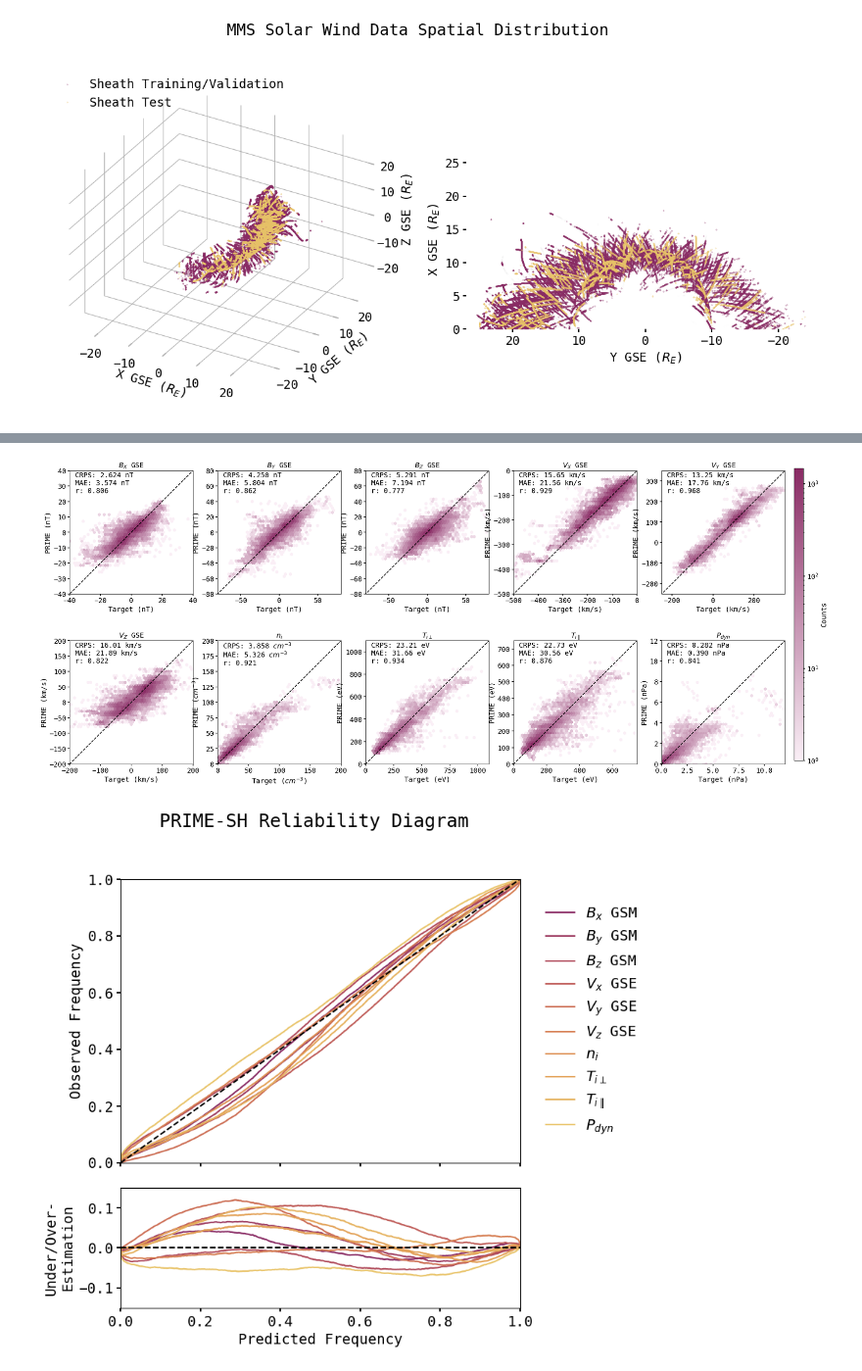
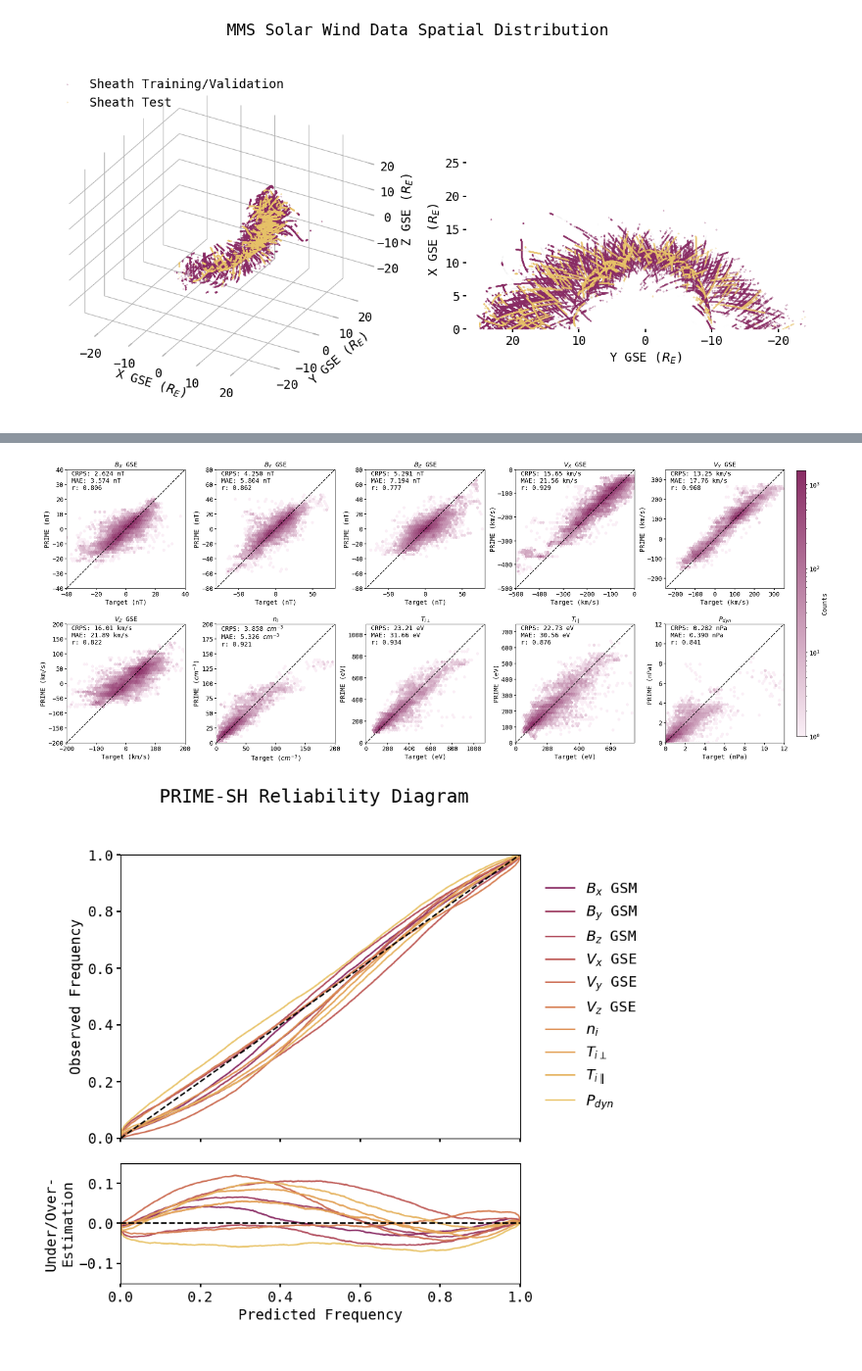
Before and after one commit to connor-obrien888/primesh, a Jupyter notebook: scratch.ipynb, the cells around one changed output, grey strips where cells are left out. Shown at 98% size. Cells and saved outputs as stored; diff of their text form; code cells hidden in the pictures.

Commit message:
prime class update
bugfixes for plotting and grid prediction subroutines

```diff
--- a/scratch.ipynb
+++ b/scratch.ipynb
@@ -250,35 +256,35 @@ nbins = 50
 keys = ['B_xgsm', 'B_ygsm', 'B_zgsm', 'Vi_xgse', 'Vi_ygse', 'Vi_zgse', 'Ni', 'Tiperp', 'Tipar', 'pdyn'] #Keys for the data parameters to be compared
 bounds = [[-40, 40], [-80, 80], [-80, 80], [-500, 0], [-250, 350], [-200, 200],[0,200],[0,1100],[0,750],[0,12]]
 titles = [r'$B_{X}$ GSE',r'$B_{Y}$ GSE',r'$B_{Z}$ GSE',r'$V_{X}$ GSE',r'$V_{Y}$ GSE',r'$V_{Z}$ GSE', '$n_{i}$', r'$T_{i\perp}$', r'$T_{i\parallel}$', r'$P_{dyn}$']
 units = ['nT','nT','nT','km/s','km/s','km/s',r'$cm^{-3}$','eV', 'eV', 'nPa']
 fig, ax = plt.subplots(nrows=2,ncols=5)
-fig.set_size_inches(26, 11)
+fig.set_size_inches(29, 11)
 plt.subplots_adjust(hspace = 0.3, wspace=0.2)
 for idx, key in enumerate(keys):
     #PRIME in the top half
     bins = np.linspace(bounds[idx][0], bounds[idx][1], nbins)
     im1 = ax[idx//5,idx%5].hexbin(mms_test[key], predict_test[key], gridsize = nbins, norm=LogNorm(), extent = (bounds[idx][0], bounds[idx][1], bounds[idx][0], bounds[idx][1]), cmap=new_purples)
     ax[idx//5,idx%5].tick_params(axis='both', which='major')
     ax[idx//5,idx%5].set_xlim(bounds[idx][0], bounds[idx][1])
     ax[idx//5,idx%5].set_ylim(bounds[idx][0], bounds[idx][1])
     ax[idx//5,idx%5].set_aspect('equal')
     ax[idx//5,idx%5].set_xlabel('Target ('+units[idx]+')')
     ax[idx//5,idx%5].set_ylabel('PRIME ('+units[idx]+')')
     ax[idx//5,idx%5].set_title(titles[idx], fontsize = 14)
     ax[idx//5,idx%5].autoscale(enable=False)
     ax[idx//5,idx%5].plot(np.linspace(-1800,1800,1000),np.linspace(-1800,1800,1000),color='k',linestyle='--')
     model_crps = np.mean(crps_func(predict_test[key].to_numpy(), predict_test[key+'_sig'].to_numpy(), mms_test[key].to_numpy()))
     model_mae = np.mean(np.abs(predict_test[key] - mms_test[key]))
     model_r, model_p = sps.pearsonr(predict_test[key], mms_test[key])
     ax[idx//5,idx%5].text(.01, .99, ' CRPS: ' + str(model_crps)[0:5] + ' '+units[idx]+'\n MAE: ' + str(model_mae)[0:5] + ' '+units[idx]+'\n r: ' + str(model_r)[0:5], ha='left', va='top', transform = ax[idx//5,idx%5].transAxes, color = 'k', fontsize = 14)
 #Put colorbar for im1 on the right of the first two rows
 cbar_ax = fig.add_axes([0.91, 0.128, 0.01, 0.749])
 cbar = fig.colorbar(im1, cax=cbar_ax)
 cbar.set_label('Counts', fontsize = 14)
 cbar.ax.tick_params(labelsize=14)
 #plt.savefig('./plots/prime_jd.pdf', bbox_inches='tight')
 # %% [output]
-[figure, old version]
+[figure, new version]
 # %%
 standard_err = (predict_test[keys] - mms_test[keys])/(np.sqrt(2) * predict_test[keys_sig].to_numpy()) #Standard error for each parameter
 phi = np.linspace(0,1,1000) #Observed probabily axis
```
Also changed, not shown: parts of 27 cells of this notebook, 26 other files.
